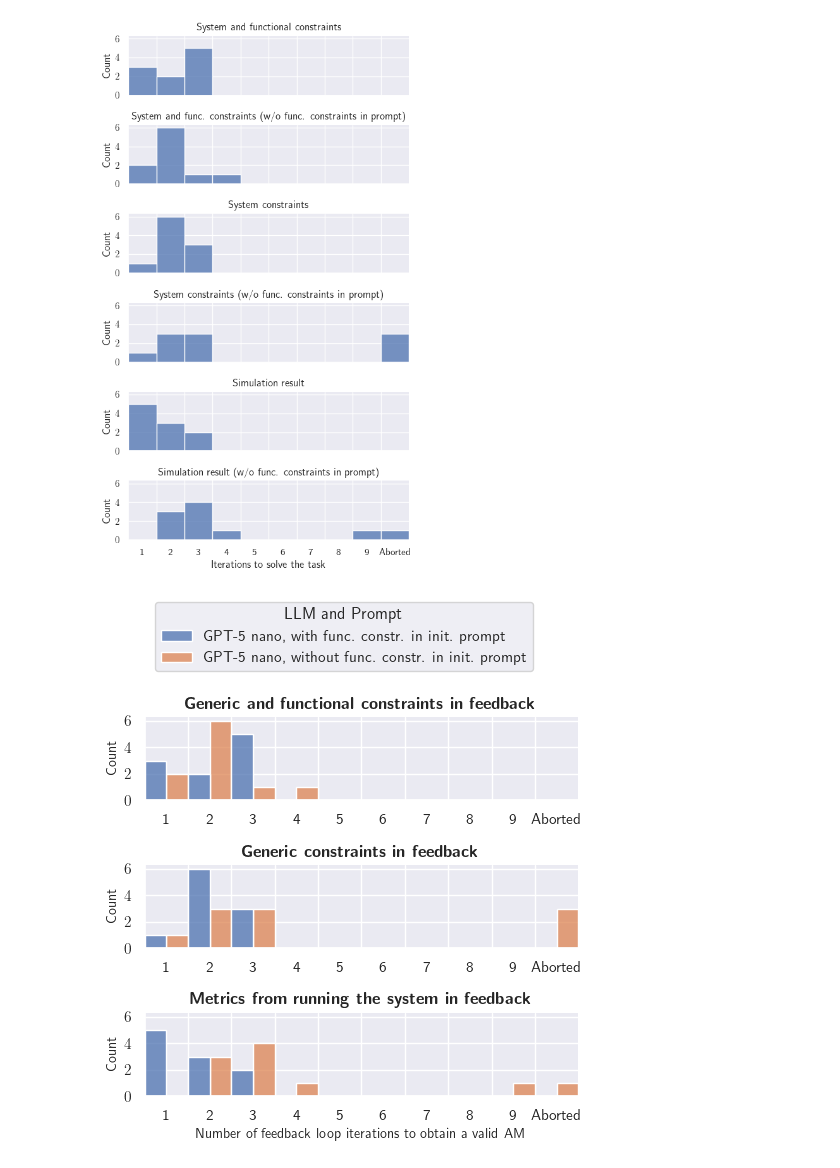
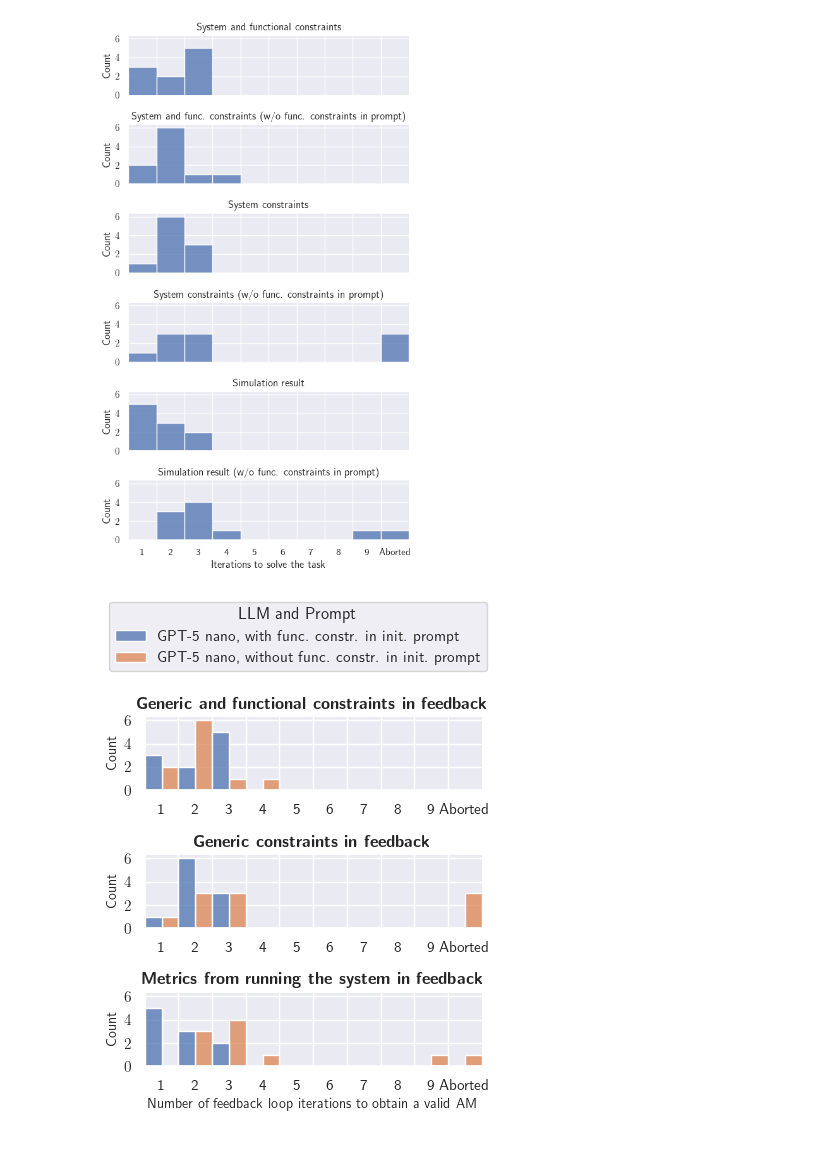
Before and after one commit to smartarch/llm-adaptation, a Jupyter notebook: experiments/dragon.ipynb, the cells around one changed output. Saved outputs shown, nothing was run; the diff lists cells and outputs as text; code cells hidden in the pictures.

Commit message:
Update plots to make labels bigger

```diff
--- a/experiments/dragon.ipynb
+++ b/experiments/dragon.ipynb
@@ -445,32 +445,32 @@ prompt_labels = {
     "default": "without func. constr. in init. prompt",
 }
 iterations["variant_label"] = iterations["variant"].map(variant_labels)
 iterations["prompt_label"] = iterations["prompt"].map(prompt_labels)
 iterations["llm,prompt"] = "GPT-5 nano, " + iterations["prompt_label"]
 hue_order = [
     "GPT-5 nano, " + prompt_labels["reasons"],
     "GPT-5 nano, " + prompt_labels["default"],
 ]
 
-g = sns.displot(iterations, x="iterations", row="variant_label", hue="llm,prompt", multiple="dodge", bins=np.arange(0.5, 11, 1), height=1.6, aspect=3.2, facet_kws={"legend_out": False, "xlim": (0.5, 10.5), "sharex": False}, row_order=list(variant_labels.values()), hue_order=hue_order)
+g = sns.displot(iterations, x="iterations", row="variant_label", hue="llm,prompt", multiple="dodge", bins=np.arange(0.5, 11, 1), height=1.5, aspect=2.8, facet_kws={"legend_out": False, "xlim": (0.5, 10.5), "sharex": False}, row_order=list(variant_labels.values()), hue_order=hue_order)
 for ax in g.axes.flatten():
     ax.set_xticks(range(1, 11), labels=list(range(1, 10)) + ["Aborted"])
     ax.set_yticks(range(0, 7, 2))
 
     # minor ticks for grid lines between bars
     ax.xaxis.set_minor_locator(FixedLocator(np.arange(1.5, 10.5, 1)))
     ax.tick_params(axis='x', which='minor', length=0)
     ax.grid(False, which='major', axis='x')
     ax.grid(True, which='minor', axis='x')
 
     ax.set_ylabel("Count", fontsize=10)
 
 g.set_titles(row_template="{row_name}")
 g.set_xlabels("Number of feedback loop iterations to obtain a valid AM", fontsize=10)
 sns.move_legend(g, "lower center", bbox_to_anchor=(.5, 1), title="LLM and Prompt")
 
 g.tight_layout()
 plt.savefig(results_folder / "dragon_hist.pdf", bbox_inches="tight")
 plt.show()
 # %% [output]
-[figure, old version]
+[figure, new version]
```
Also changed, not shown: 3 other files.
